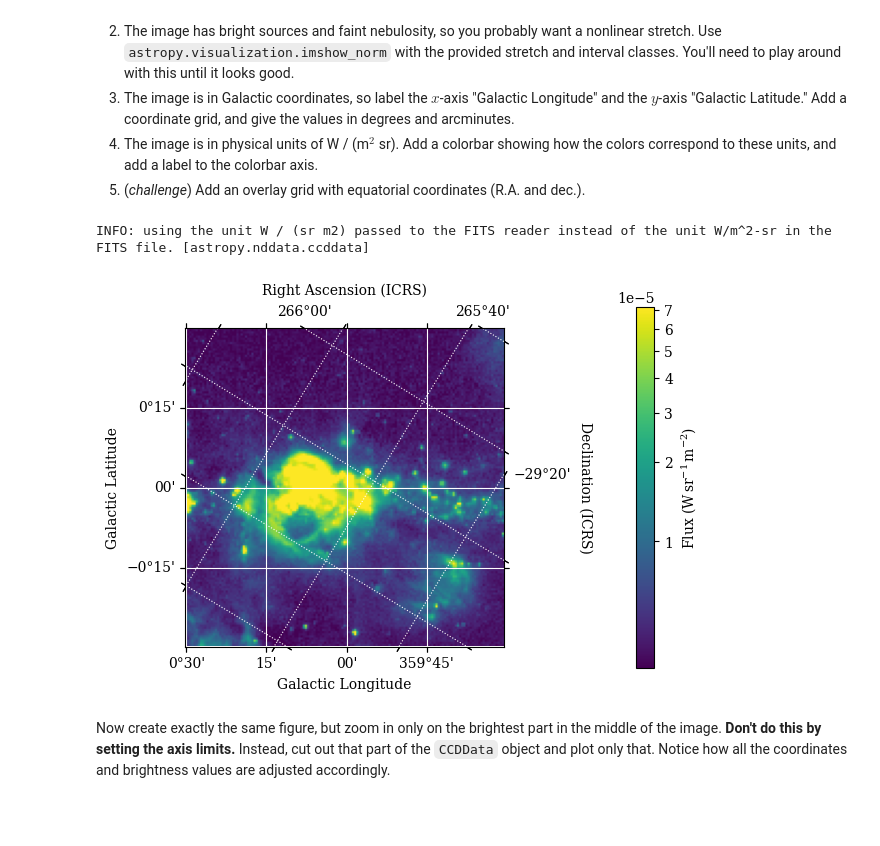
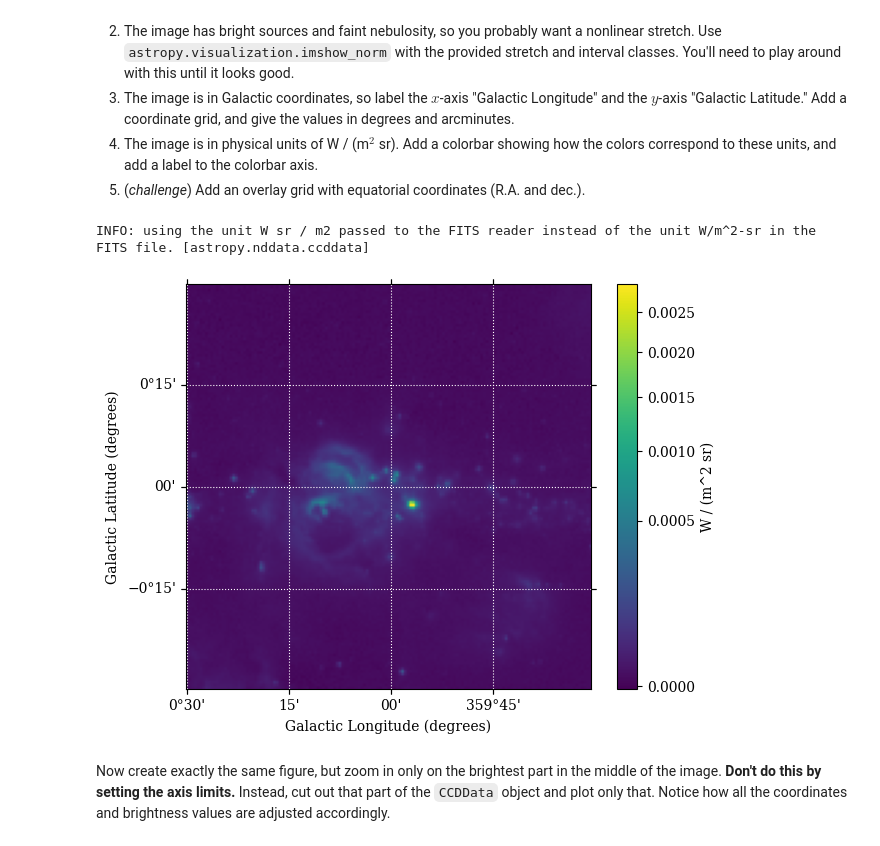
Before and after one commit to ASTR154/data-visualization, a Jupyter notebook: data-visualization.ipynb, the cells around one changed output. Cells and saved outputs as stored; diff of their text form; code cells hidden in the pictures; blank space fills up the shorter version.

```diff
--- a/data-visualization.ipynb
+++ b/data-visualization.ipynb
@@ -27,26 +29,32 @@ from astropy import visualization as viz
 # %%
 # get the name of the file from Astropy's data server
 filename = get_pkg_data_filename('galactic_center/gc_msx_e.fits')
 
 # read the file in as a CCDData object; the units are formatted incorrectly in the header
-ccddata = CCDData.read(  # complete
+ccddata = CCDData.read(filename, unit= u.W / (u.m)**2 * u.sr ) # complete
 
 # create a new figure and axis with a WCS projection
-
+fig = plt.figure()
+ax = fig.add_subplot(projection=ccddata.wcs)
 # display the image on that axis with a nice stretch
-
-# format the axes
+im, norm = imshow_norm(ccddata, ax, origin='lower',
+                       interval=MinMaxInterval(), stretch=SqrtStretch())# format the axes
 
 # add a color bar
+fig.colorbar(im, ax=ax, label='W / (m^2 sr)')
 
 # add the overlay grid
+ax.grid(color='white', ls='dotted')
+# remove padding around axes in figure
+plt.tight_layout()
 
-# remove padding around axes in figure
-
+ax.set_xlabel('Galactic Longitude (degrees)')
+ax.set_ylabel('Galactic Latitude (degrees)')
 # save the results
+fig.savefig('FITS_plot.png')
 # %% [output]
-INFO: using the unit W / (sr m2) passed to the FITS reader instead of the unit W/m^2-sr in the FITS file. [astropy.nddata.ccddata]
+INFO: using the unit W sr / m2 passed to the FITS reader instead of the unit W/m^2-sr in the FITS file. [astropy.nddata.ccddata]
-[figure, old version]
+[figure, new version]
 # %% [markdown]
 Now create exactly the same figure, but zoom in only on the brightest part in the middle of the image. **Don't do this by setting the axis limits.** Instead, cut out that part of the `CCDData` object and plot only that. Notice how all the coordinates and brightness values are adjusted accordingly.
 # %%
```
Also changed, not shown: parts of 2 cells of this notebook.
